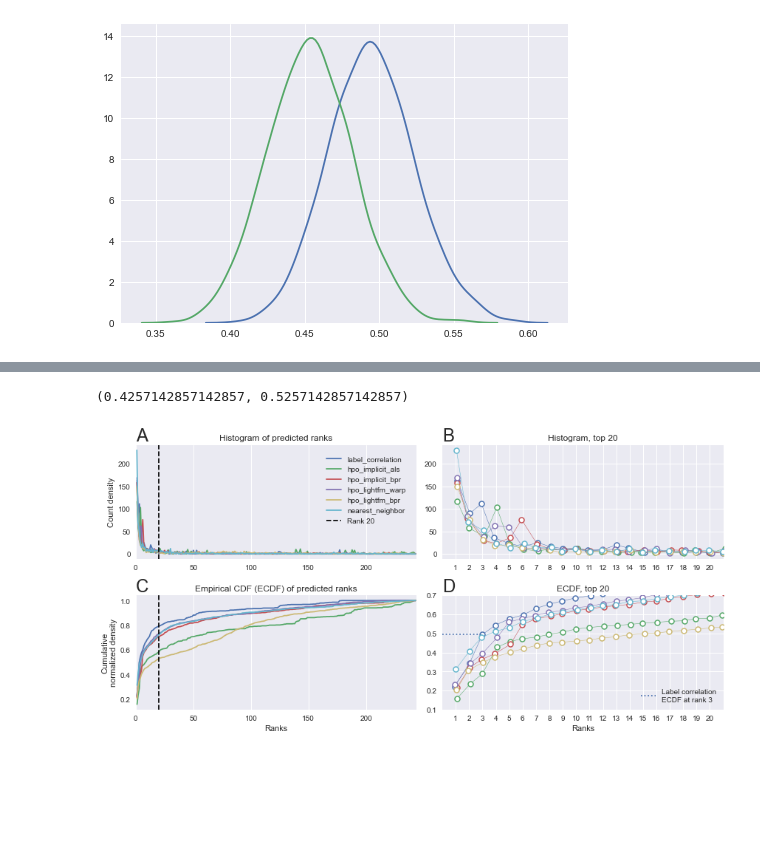
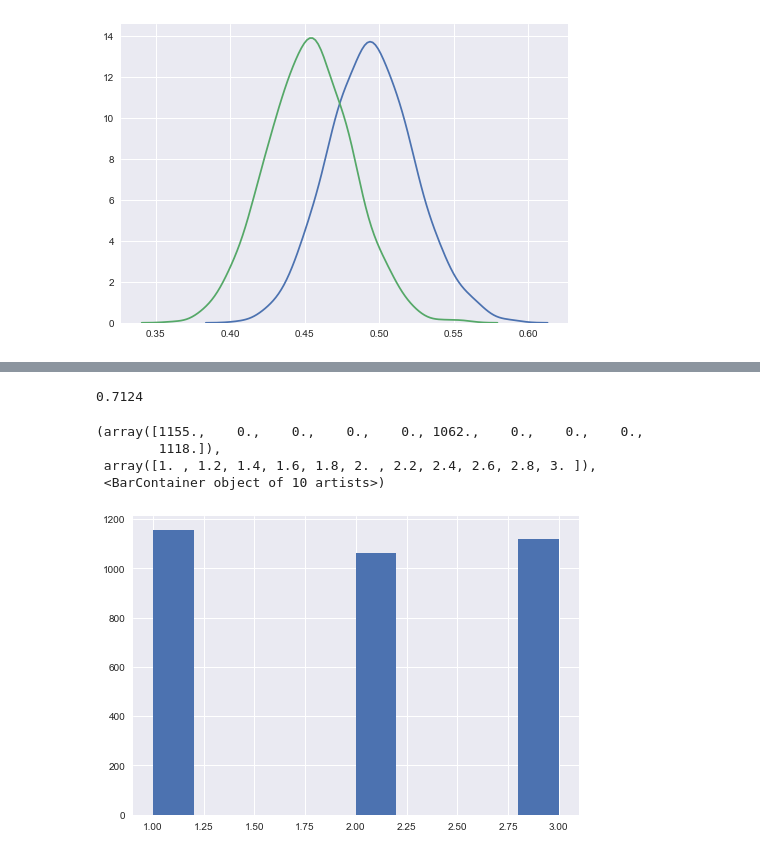
Before and after one commit to ljmartin/molrec, a Jupyter notebook: 3_time_split/figure.ipynb, the cells around one changed output, grey strips where cells are left out. Drawn from its saved outputs; the diff is of its cells as text; code cells hidden in the pictures; blank space fills up the shorter version.

```diff
--- a/3_time_split/figure.ipynb
+++ b/3_time_split/figure.ipynb
@@ -209,64 +174,4 @@ ax[0].set_xlim(0,20)
-# %%
-ci
-# %% [output]
-(0.4257142857142857, 0.5257142857142857)
-# %%
-if True:
-    ##Plot second figure:
-    fig, ax = plt.subplots(nrows=2, ncols=2)
-    fig.set_figheight(6)
-    fig.set_figwidth(12)
-    ax1 = ax[0,0]
-    ax2 = ax[0,1]
-    ax3 = ax[1,0]
-    ax4 = ax[1,1]
-
-
-    for name in filenames:
-        ranks = np.load('./processed_data/'+str(year)+'_'+name+'.npy')
-
-        ##Plot histogram:
-        n, x = np.histogram(ranks, bins = np.linspace(1,244,244))
-        ax1.plot(x[:-1]+np.random.uniform(-0.15,0.15,len(n)),n, label=name)
-        ax2.plot(x[:-1]+np.random.uniform(-0.15,0.15,len(n)),n,'-o', mfc='white', mew=1.5, label=name, linewidth=0.5)
-
-        ##Plot empirical cumulative distribution function
-        ecdf = np.cumsum(n)/n.sum()
-        ax3.plot(x[:-1]+np.random.uniform(-0.1,0.1,len(n)),ecdf)
-        ax4.plot(x[:-1]+np.random.uniform(-0.1,0.1,len(n)),ecdf, '-o', mfc='white', mew=1.5, linewidth=0.5)
-        if name == 'label_correlation':
-            ax4.plot([0,3],[ecdf[2],ecdf[2]],c='C0', linestyle=':',label='Label correlation\nECDF at rank 3')
-
-
-    ax1.set_title('Histogram of predicted ranks')
-    ax1.set_ylabel('Count density')
-    ax1.yaxis.grid()
-    ax1.axvline(20, linestyle='--', c='k', label='Rank 20')
-    ax1.set_xlim(0,244)
-    plot_fig_label(ax1, 'A')
-
-    ax2.set_xlim(0,21)
-    ax2.set_title('Histogram, top 20')
-    ax2.set_xticks(np.arange(1,21,1))
-    plot_fig_label(ax2, 'B')
-
-    ax3.set_xlim(0,244)
-    ax3.set_title('Empirical CDF (ECDF) of predicted ranks')
-    ax3.set_ylabel('Cumulative\nnormalized density')
-    ax3.yaxis.grid()
-    ax3.axvline(20, linestyle='--', c='k')
-    ax3.set_xlabel('Ranks')
-    plot_fig_label(ax3, 'C')
-
-    ax4.set_xlim(0,21)
-    ax4.set_ylim(0.1, 0.7)
-    ax4.set_title('ECDF, top 20')
-    ax4.legend()
-    ax4.set_xticks(np.arange(1,21,1))
-    ax4.set_xlabel('Ranks')
-    plot_fig_label(ax4, 'D')
-
-    ax1.legend(fancybox=True, framealpha=1, shadow=True, borderpad=1)
-    plt.tight_layout()
-# %% [output]
-[figure, removed]
+# %%
+samples = np.random.choice(np.arange(1,10), 10000)
+below_4 = samples<4
+r = samples[below_4]
@@ -272,0 +184,12 @@ if True:
+# %%
+sum(counting) / len(counting)
+# %% [output]
+0.7124
+# %%
+plt.hist(r)
+# %% [output]
+(array([1155.,    0.,    0.,    0.,    0., 1062.,    0.,    0.,    0.,
+        1118.]),
+ array([1. , 1.2, 1.4, 1.6, 1.8, 2. , 2.2, 2.4, 2.6, 2.8, 3. ]),
+ <BarContainer object of 10 artists>)
+[figure, added]
```
Also changed, not shown: parts of 5 cells of this notebook, 7 other files.
